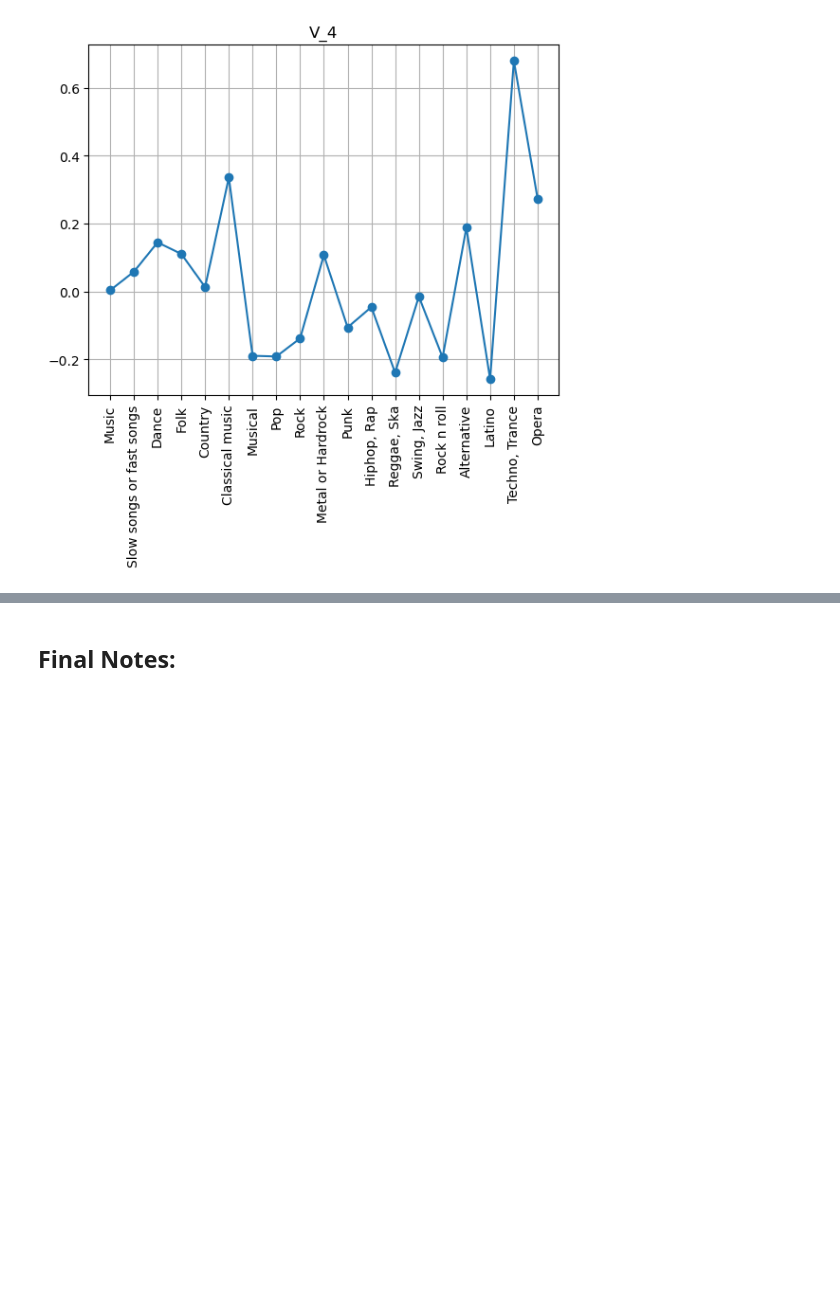
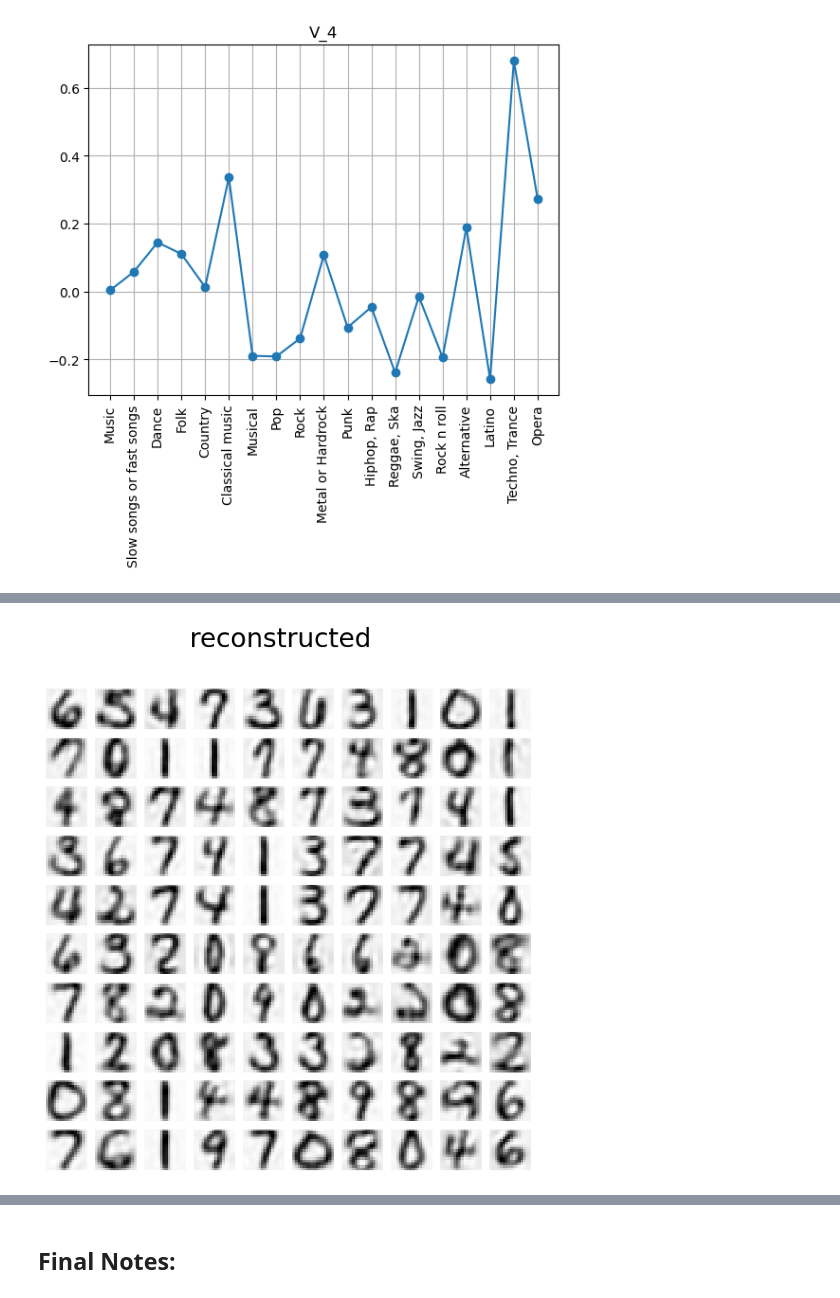
Before and after one commit to neworldemancer/DSF5, a Jupyter notebook: Course_2.ipynb, the cells around one changed output, grey strips where cells are left out. Saved outputs shown, nothing was run; the diff lists cells and outputs as text; code cells hidden in the pictures; blank space fills up the shorter version.

```diff
--- a/Course_2.ipynb
+++ b/Course_2.ipynb
@@ -863 +898,8 @@ for vector in ['V_1','V_2','V_3','V_4']:
+# %%
+pca = PCA(n_components=32)
+pca.fit(X)
+X_reconstructed = pca.inverse_transform(pca.transform(X))
+plot_digits(X_reconstructed,'reconstructed')
+# %% [output]
+[figure, added]
 # %% [markdown]
```
Also changed, not shown: parts of 13 cells of this notebook, 1 other file.
